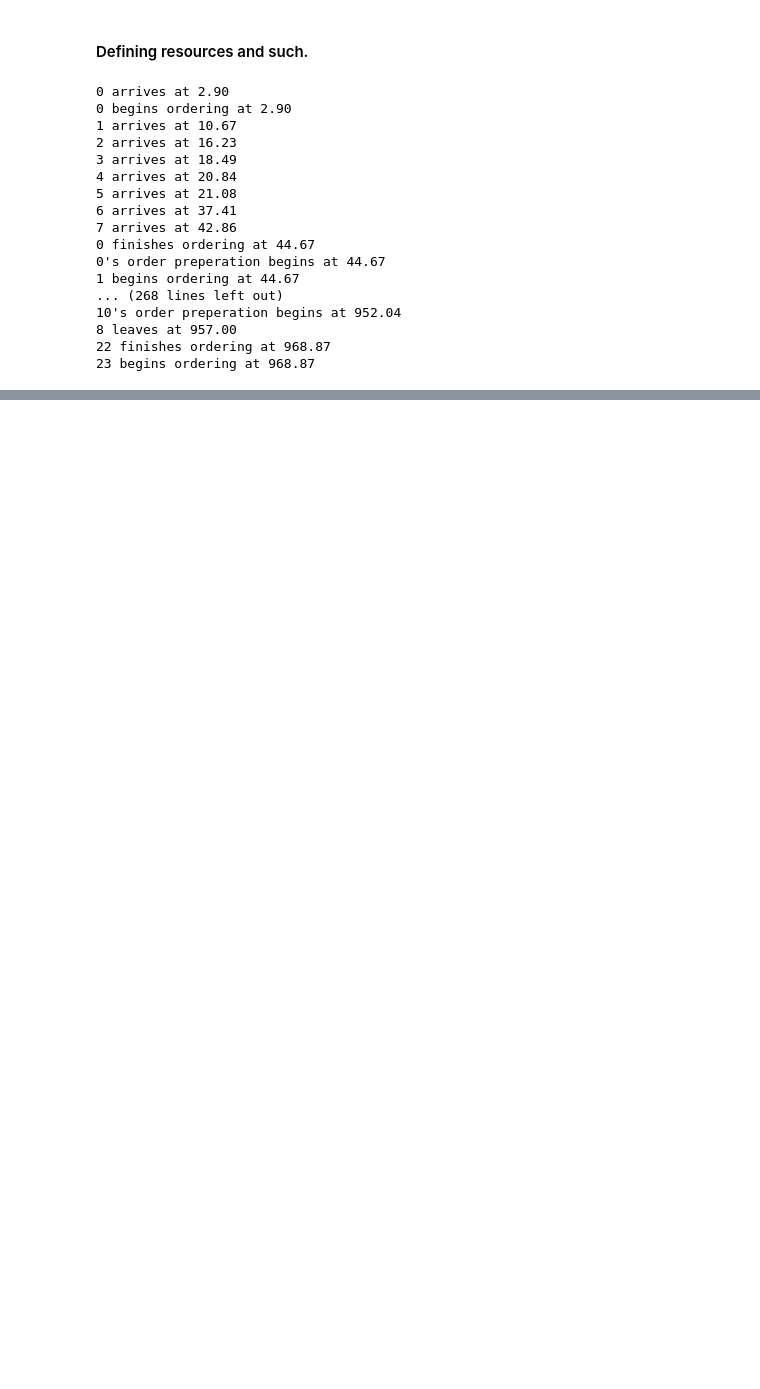
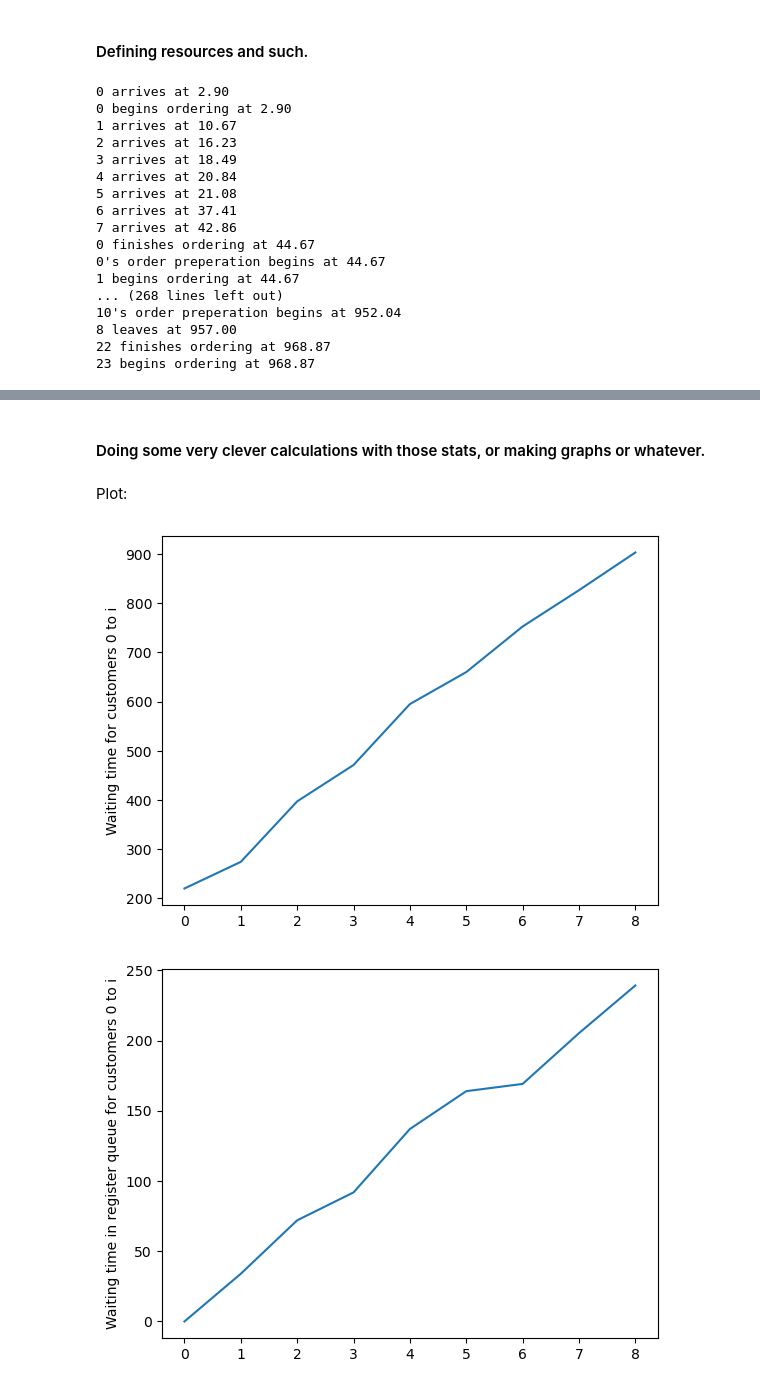
Before and after one commit to ThordisME/HERM, a Jupyter notebook: thordis_tomfoolery/cafe.ipynb, the cells around one changed output, grey strips where cells are left out. Saved outputs shown, nothing was run; the diff lists cells and outputs as text; code cells hidden in the pictures; blank space fills up the shorter version.

Commit message:
Added some stat-tracking.

```diff
--- a/thordis_tomfoolery/cafe.ipynb
+++ b/thordis_tomfoolery/cafe.ipynb
@@ -317,20 +341,23 @@ num_registers = 1
 num_baristas = 2
 num_pickups = 1
 
+statistics = Stats()
+
 register = simpy.Resource(env, capacity=num_registers)      # Note: SimPy resources are FIFO by default.
 barista = simpy.Resource(env, capacity=num_baristas)        # We have [CAPACITY] amount of baristas, each can focus on one order at a time.
 pickup = simpy.Resource(env, capacity=num_pickups)          # One can pick up their order at a time.
 
 env.process(arrivals_generator(
-    env,
-    register,
-    barista,
-    pickup,
-    rates,
-    closing_time,
+    env=env,
+    stats_keeper=statistics,
+    register=register,
+    barista=barista,
+    pickup=pickup,
+    rates=rates,
+    closing_time=closing_time,
     seed=360
 ))
-env.run(until=1000)
+env.run(until=1000)  # TODO: NOTE: way beyond closing time. I just wanted to see how much would be done in this time. People stop coming in after closing.
 # %% [output]
 0 arrives at 2.90
 0 begins ordering at 2.90
@@ -353,0 +395,23 @@ env.run(until=1000)
+# %% [markdown]
+#### Doing some very clever calculations with those stats, or making graphs or whatever.
+# %% [markdown]
+Plot:
+# %%
+plt.plot(statistics.total_time_in_system)
+plt.ylabel('Waiting time for customers 0 to i')
+plt.show()
+
+plt.plot(statistics.register_queue_time)
+plt.ylabel('Waiting time in register queue for customers 0 to i')
+plt.show()
+
+plt.plot(statistics.pickup_queue_time)
+plt.ylabel('Waiting time in pickup queue for customers 0 to i')
+plt.show()
+
+plt.plot(statistics.time_until_prep_begins)
+plt.ylabel('Waiting time until barista begins working on order for customers 0 to i')
+plt.show()
+# %% [output]
+[figure, added]
+[figure, added]
```
Also changed, not shown: parts of 19 cells of this notebook.
